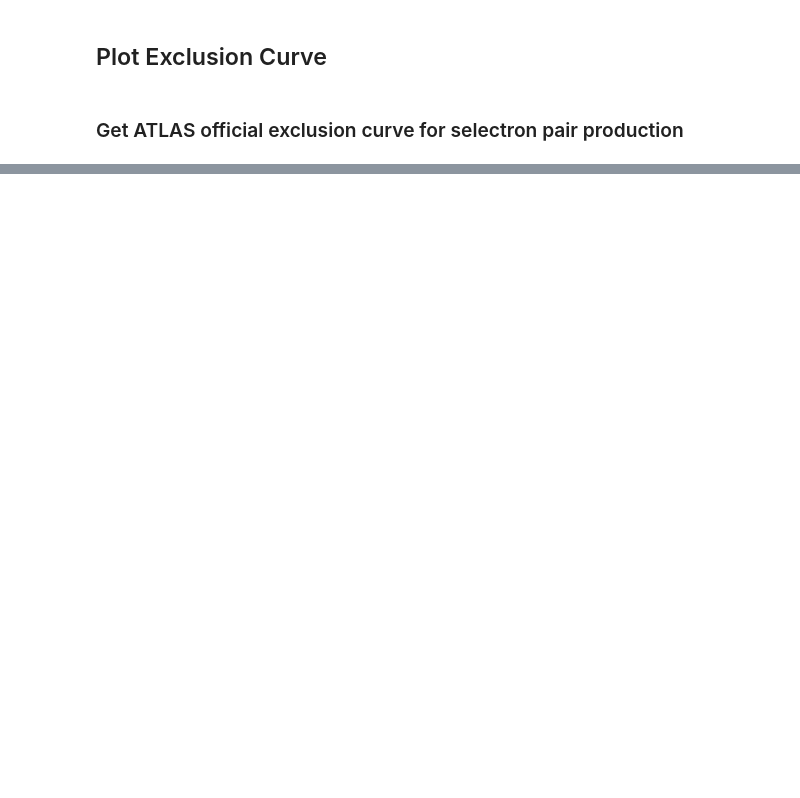
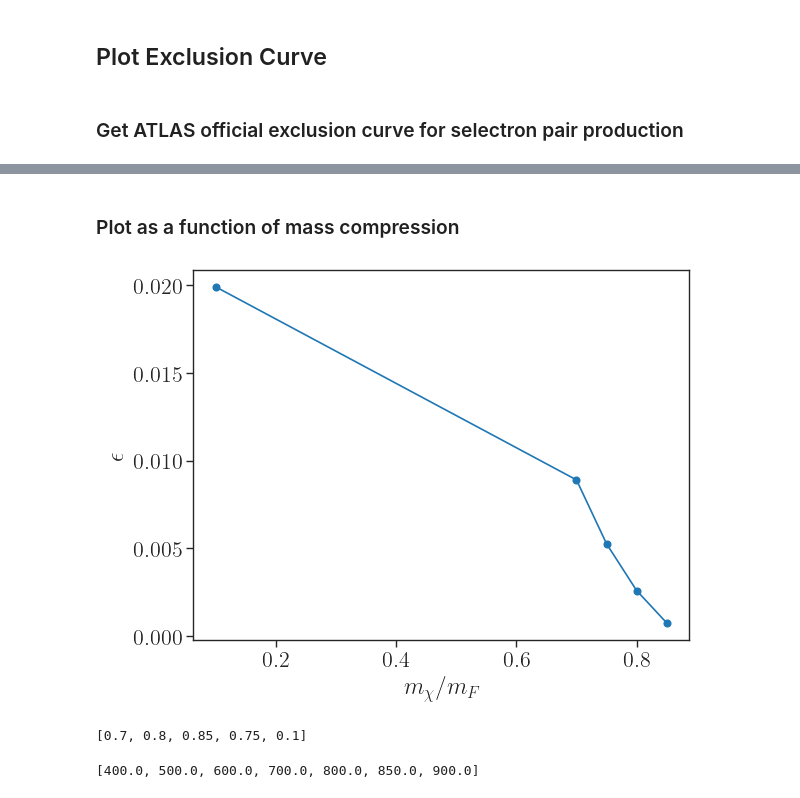
Before and after one commit to andlessa/LowTRHFIMP, a Jupyter notebook: ATLAS-SUSY-2018-14_displacedLeptons/plotEffs_HeHe.ipynb, the cells around one changed output, grey strips where cells are left out. Drawn from its saved outputs; the diff is of its cells as text; code cells hidden in the pictures; blank space fills up the shorter version.

```diff
--- a/ATLAS-SUSY-2018-14_displacedLeptons/plotEffs_HeHe.ipynb
+++ b/ATLAS-SUSY-2018-14_displacedLeptons/plotEffs_HeHe.ipynb
@@ -250,0 +248,27 @@ plt.show()
+# %% [markdown]
+### Plot as a function of mass compression
+# %%
+mLLP = 600.0
+yDM = 1e-8
+df = dfRecast[(dfRecast['mLLP'] == mLLP) & (dfRecast['frblock_2'] == yDM)]
+x = (df['m5000022']/df['mLLP']).to_numpy()
+y = df['AccEffCuts_ee'].to_numpy()
+y = y[np.argsort(x)]
+x = np.sort(x)
+
+plt.plot(x, y, marker='o')
+plt.xlabel(r'$m_{\chi}/m_{F}$')
+plt.ylabel(r'$\epsilon$')
+# plt.title(r'$p p \to F F,\, F \to s + l$' + r'($m_{F} = ' + f'{mLLP} GeV, y = {y} ns)')
+plt.show()
+# %% [output]
+[figure, added]
+# %%
+xDMList_all = list((dfRecast['m5000022']/dfRecast['mLLP']).unique())
+print(xDMList_all)
+# %% [output]
+[0.7, 0.8, 0.85, 0.75, 0.1]
+# %%
+print(sorted(dfRecast['mLLP'].unique()))
+# %% [output]
+[400.0, 500.0, 600.0, 700.0, 800.0, 850.0, 900.0]
```
Also changed, not shown: parts of 6 cells of this notebook, 2 other files.
